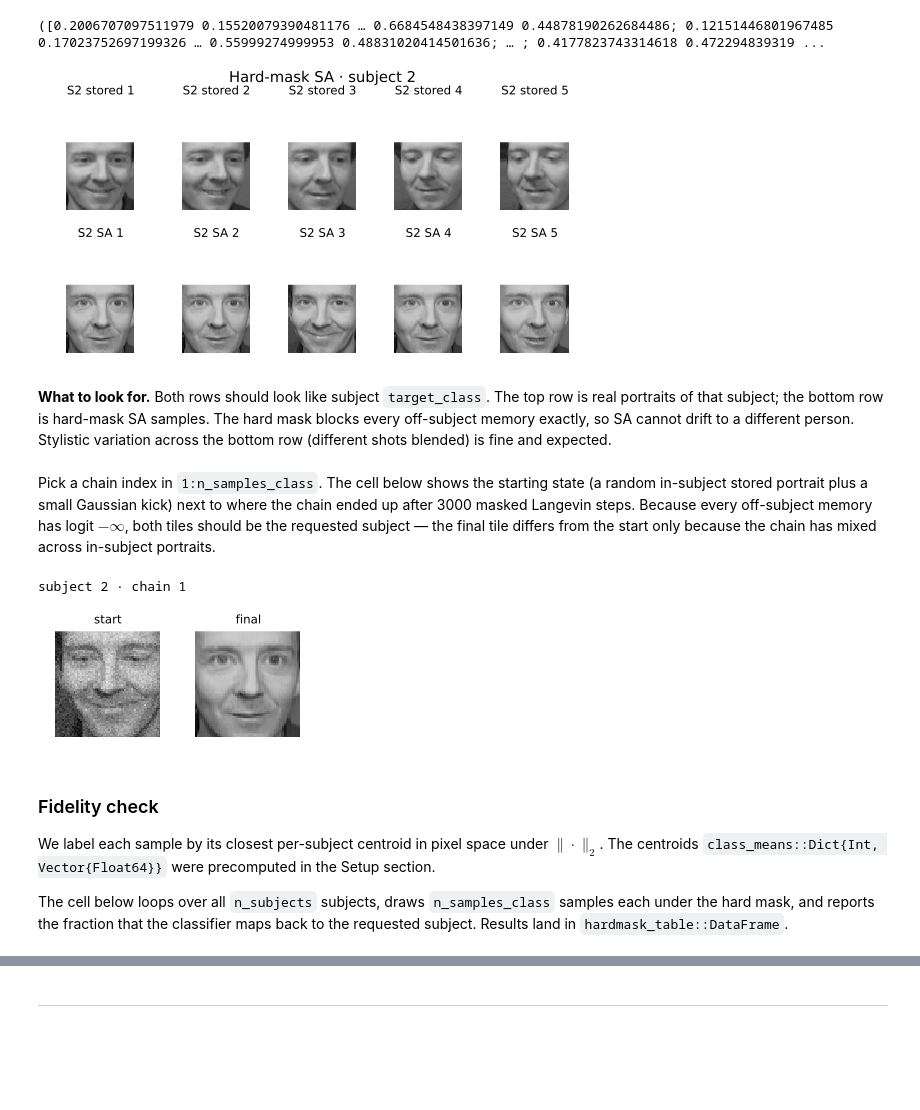
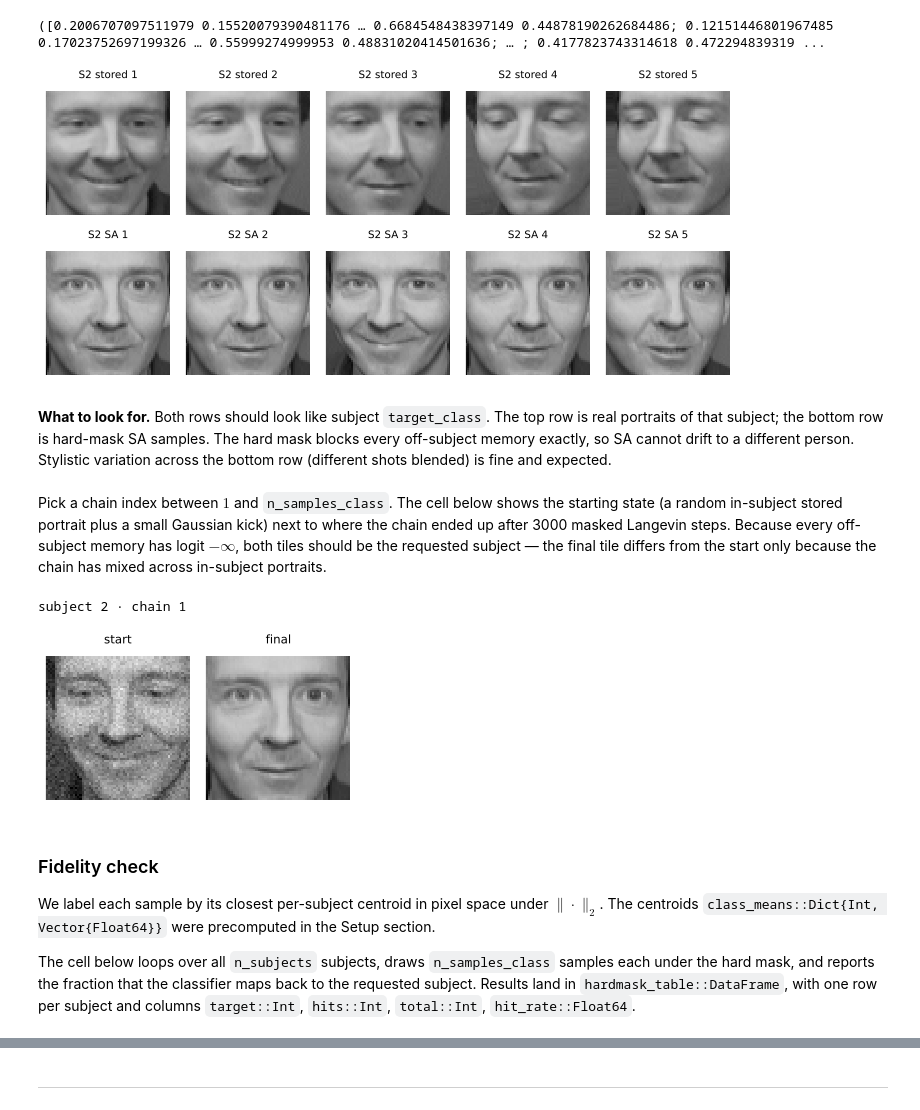
Before and after one commit to varnerlab/Practicum-5820-S2026, a Jupyter notebook: CHEME-5820-Practicum-S2026.ipynb, the cells around one changed output, grey strips where cells are left out. Cells and saved outputs as stored; diff of their text form; code cells hidden in the pictures; blank space fills up the shorter version.

```diff
--- a/CHEME-5820-Practicum-S2026.ipynb
+++ b/CHEME-5820-Practicum-S2026.ipynb
@@ -318,25 +334,31 @@ end
 # %%
 # Compare stored portraits OF the target subject (top row) with hard-mask SA samples (bottom row).
 let
     n_show = 5
     target_idx = findall(==(target_class), y)
     stored_target = X[:, target_idx[1:min(n_show, length(target_idx))]]
     sa_target = class_samples[:, 1:n_show]
-    grid = hcat(stored_target, sa_target)
-    titles = vcat(
-        ["S$(target_class) stored $i" for i in 1:n_show],
-        ["S$(target_class) SA $i"     for i in 1:n_show]
-    )
-    image_grid(grid, n_show;
-        title = "Hard-mask SA · subject $(target_class)",
-        tile_titles = titles)
+
+    plots = []
+    for i in 1:n_show
+        img = Gray.(clamp.(reshape(stored_target[:, i], 64, 64), 0.0, 1.0))
+        push!(plots, heatmap(img; color = :grays, axis = false, ticks = false, colorbar = false,
+            title = "S$(target_class) stored $i", titlefontsize = 7, aspect_ratio = :equal))
+    end
+    for i in 1:n_show
+        img = Gray.(clamp.(reshape(sa_target[:, i], 64, 64), 0.0, 1.0))
+        push!(plots, heatmap(img; color = :grays, axis = false, ticks = false, colorbar = false,
+            title = "S$(target_class) SA $i", titlefontsize = 7, aspect_ratio = :equal))
+    end
+    plot(plots...; layout = (2, n_show), size = (140 * n_show, 160 * 2),
+        margin = 0Plots.PlotMeasures.mm)
 end
 # %% [output]
-[figure, old version]
+[figure, new version]
 # %% [markdown]
 __What to look for.__ Both rows should look like subject `target_class`. The top row is real portraits of that subject; the bottom row is hard-mask SA samples. The hard mask blocks every off-subject memory exactly, so SA cannot drift to a different person. Stylistic variation across the bottom row (different shots blended) is fine and expected.
 # %% [markdown]
-Pick a chain index in `1:n_samples_class`. The cell below shows the starting state (a random in-subject stored portrait plus a small Gaussian kick) next to where the chain ended up after 3000 masked Langevin steps. Because every off-subject memory has logit $-\infty$, both tiles should be the requested subject — the final tile differs from the start only because the chain has mixed across in-subject portraits.
+Pick a chain index between $1$ and `n_samples_class`. The cell below shows the starting state (a random in-subject stored portrait plus a small Gaussian kick) next to where the chain ended up after 3000 masked Langevin steps. Because every off-subject memory has logit $-\infty$, both tiles should be the requested subject — the final tile differs from the start only because the chain has mixed across in-subject portraits.
 # %%
 class_chain_index = let
     class_chain_index = 1; # TODO: pick a chain index in 1:n_samples_class
@@ -346,19 +368,25 @@ end
 println("subject $target_class · chain $class_chain_index")
 
 let
-    grid = hcat(class_initial[:, class_chain_index], class_samples[:, class_chain_index])
-    image_grid(grid, 2; tile_px = 140,
-        tile_titles = ["start", "final"])
+    cols   = [class_initial[:, class_chain_index], class_samples[:, class_chain_index]]
+    titles = ["start", "final"]
+    plots  = []
+    for (col, t) in zip(cols, titles)
+        img = Gray.(clamp.(reshape(col, 64, 64), 0.0, 1.0))
+        push!(plots, heatmap(img; color = :grays, axis = false, ticks = false, colorbar = false,
+            title = t, titlefontsize = 8, aspect_ratio = :equal))
+    end
+    plot(plots...; layout = (1, 2), size = (320, 180), margin = 0Plots.PlotMeasures.mm)
 end
 # %% [output]
 subject 2 · chain 1
-[figure, old version]
+[figure, new version]
 # %% [markdown]
 ### Fidelity check
 
 We label each sample by its closest per-subject centroid in pixel space under $\|\cdot\|_{2}$. The centroids `class_means::Dict{Int, Vector{Float64}}` were precomputed in the Setup section.
 
-The cell below loops over all `n_subjects` subjects, draws `n_samples_class` samples each under the hard mask, and reports the fraction that the classifier maps back to the requested subject. Results land in `hardmask_table::DataFrame`.
+The cell below loops over all `n_subjects` subjects, draws `n_samples_class` samples each under the hard mask, and reports the fraction that the classifier maps back to the requested subject. Results land in `hardmask_table::DataFrame`, with one row per subject and columns `target::Int`, `hits::Int`, `total::Int`, `hit_rate::Float64`.
 # %%
 hardmask_table = let
     df = DataFrame(target = Int[], hits = Int[], total = Int[], hit_rate = Float64[])
```
Also changed, not shown: parts of 21 cells of this notebook.
